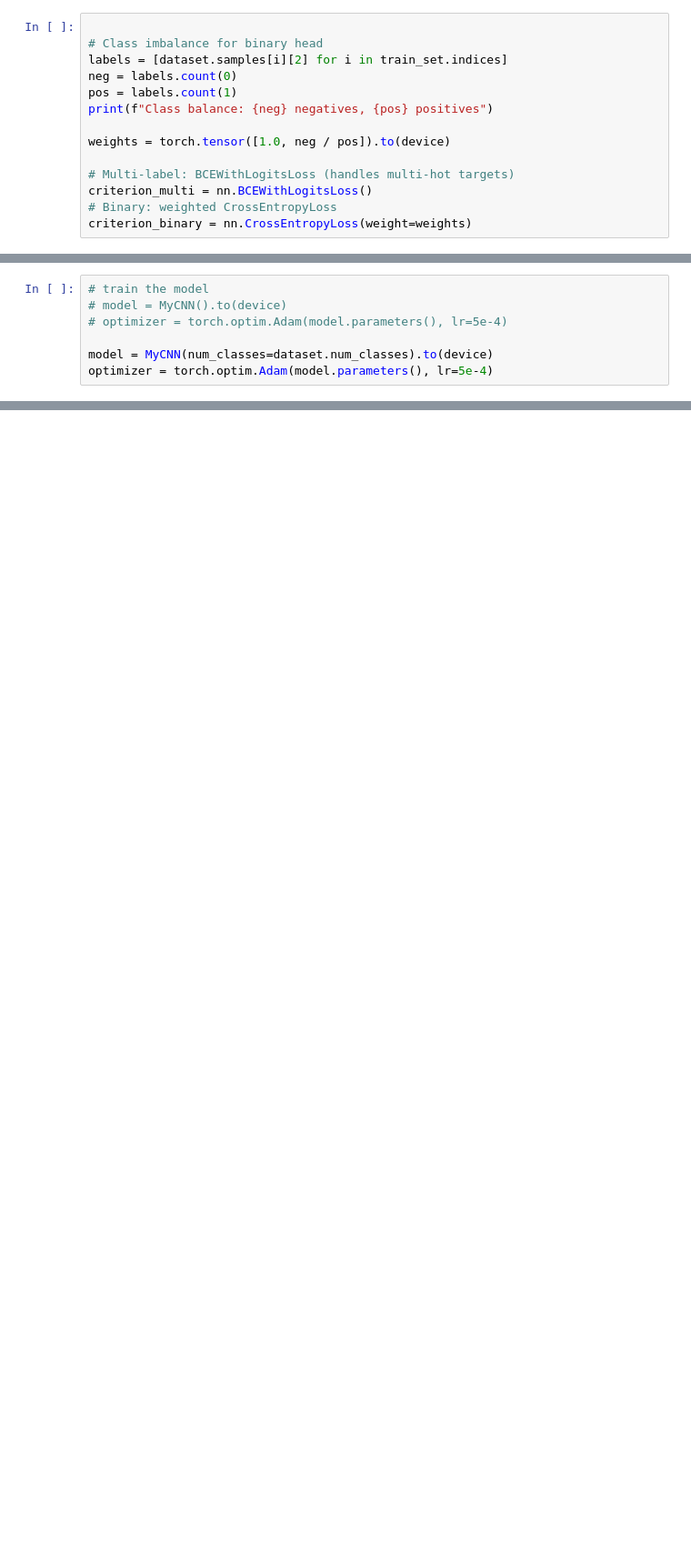
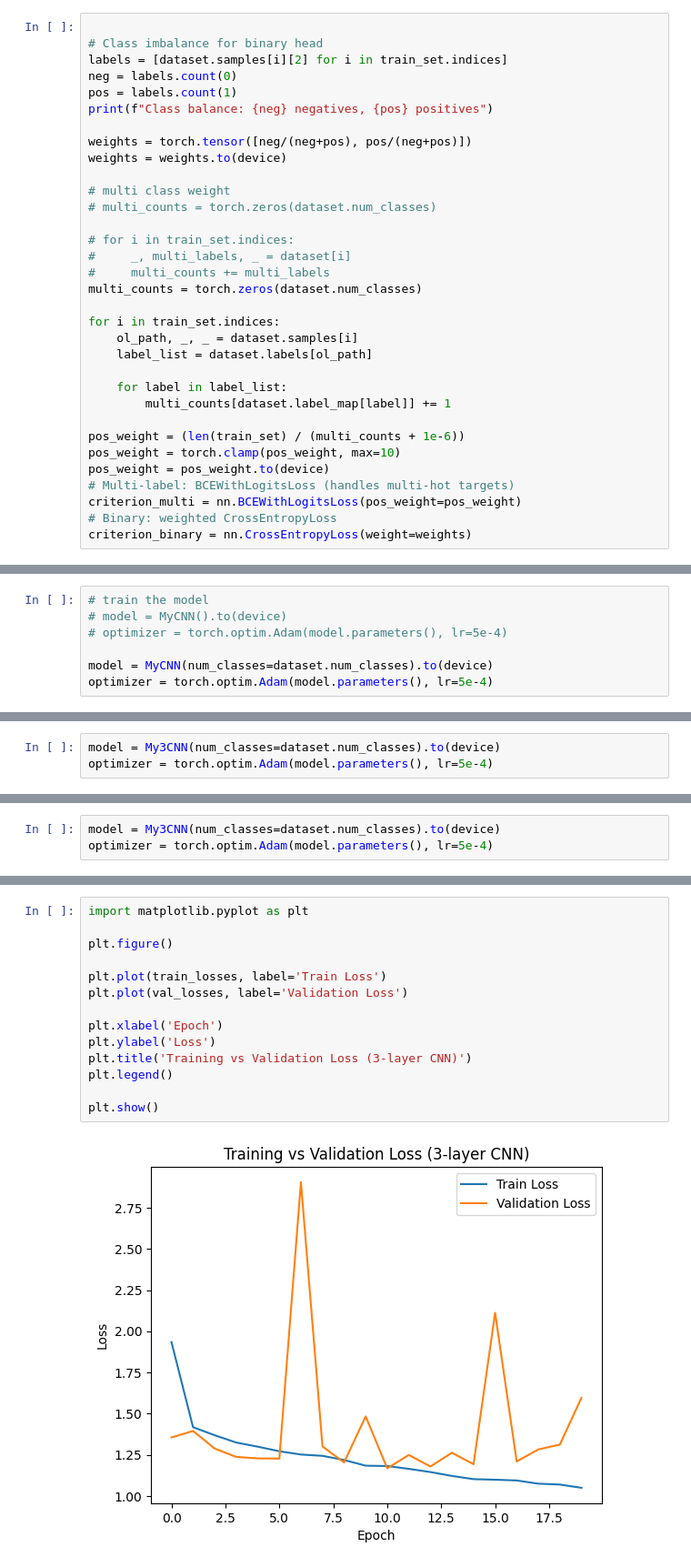
Before and after one commit to senggkiat/anomaly_detection_xray_scans, a Jupyter notebook: notebooks/1_cnn.ipynb, the cells around one changed output, grey strips where cells are left out. Shown at 91% size. Cells and saved outputs as stored; diff of their text form; blank space fills up the shorter version.

```diff
--- a/notebooks/1_cnn.ipynb
+++ b/notebooks/1_cnn.ipynb
@@ -213,10 +255,29 @@ neg = labels.count(0)
 pos = labels.count(1)
 print(f"Class balance: {neg} negatives, {pos} positives")
 
-weights = torch.tensor([1.0, neg / pos]).to(device)
+weights = torch.tensor([neg/(neg+pos), pos/(neg+pos)])
+weights = weights.to(device)
 
+# multi class weight
+# multi_counts = torch.zeros(dataset.num_classes)
+
+# for i in train_set.indices:
+#     _, multi_labels, _ = dataset[i]
+#     multi_counts += multi_labels
+multi_counts = torch.zeros(dataset.num_classes)
+
+for i in train_set.indices:
+    ol_path, _, _ = dataset.samples[i]
+    label_list = dataset.labels[ol_path]
+
+    for label in label_list:
+        multi_counts[dataset.label_map[label]] += 1
+
+pos_weight = (len(train_set) / (multi_counts + 1e-6))
+pos_weight = torch.clamp(pos_weight, max=10)
+pos_weight = pos_weight.to(device)
 # Multi-label: BCEWithLogitsLoss (handles multi-hot targets)
-criterion_multi = nn.BCEWithLogitsLoss()
+criterion_multi = nn.BCEWithLogitsLoss(pos_weight=pos_weight)
 # Binary: weighted CrossEntropyLoss
 criterion_binary = nn.CrossEntropyLoss(weight=weights)
 # %% [output]
@@ -457,0 +520,3 @@ KeyboardInterrupt:
+# %%
+model = My3CNN(num_classes=dataset.num_classes).to(device)
+optimizer = torch.optim.Adam(model.parameters(), lr=5e-4)
@@ -457,0 +754,3 @@ KeyboardInterrupt:
+# %%
+model = My3CNN(num_classes=dataset.num_classes).to(device)
+optimizer = torch.optim.Adam(model.parameters(), lr=5e-4)
@@ -457,0 +943,16 @@ KeyboardInterrupt:
+# %%
+import matplotlib.pyplot as plt
+
+plt.figure()
+
+plt.plot(train_losses, label='Train Loss')
+plt.plot(val_losses, label='Validation Loss')
+
+plt.xlabel('Epoch')
+plt.ylabel('Loss')
+plt.title('Training vs Validation Loss (3-layer CNN)')
+plt.legend()
+
+plt.show()
+# %% [output]
+[figure, added]
```
Also changed, not shown: parts of 29 cells of this notebook, 11 other files.
